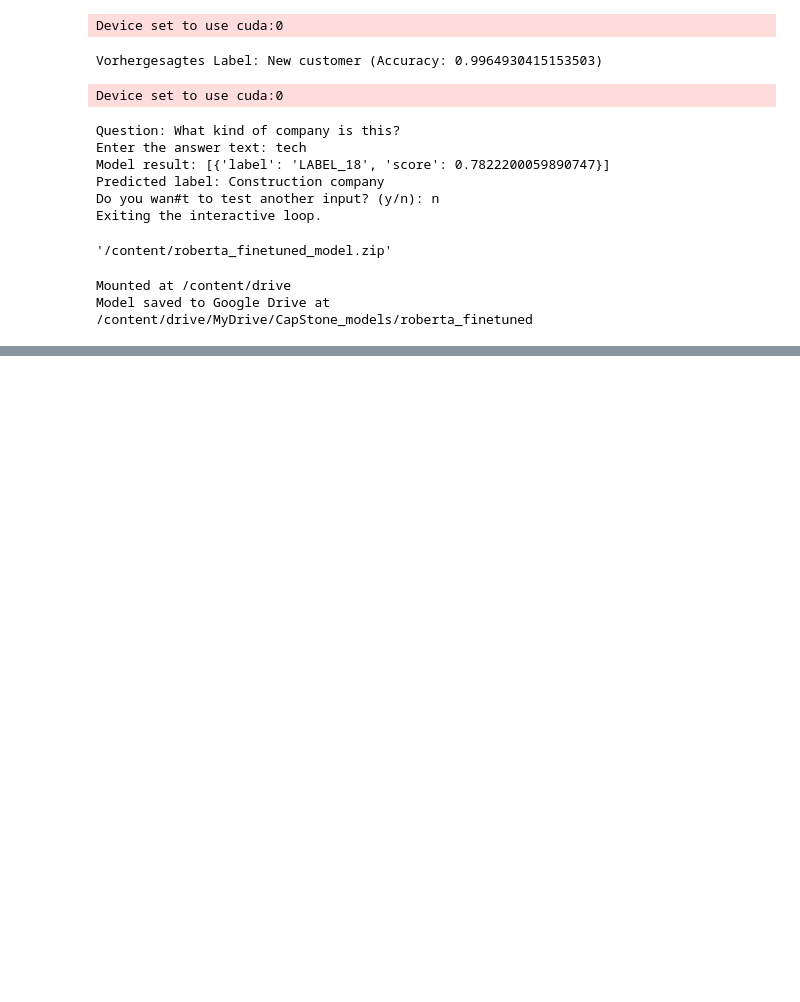
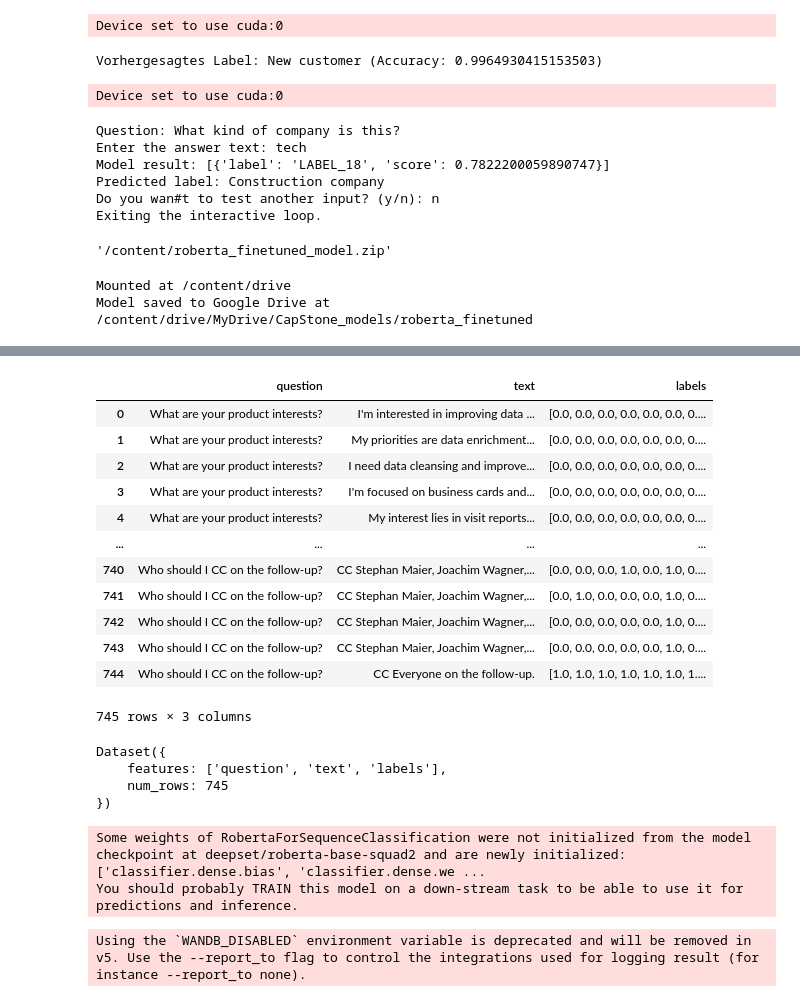
Before and after one commit to Michel-p16/PDS-Project, a Jupyter notebook: capstone.ipynb, the cells around one changed output, grey strips where cells are left out. Drawn from its saved outputs; the diff is of its cells as text; code cells hidden in the pictures; blank space fills up the shorter version.

```diff
--- a/capstone.ipynb
+++ b/capstone.ipynb
@@ -331,0 +401,21 @@ Model saved to Google Drive at /content/drive/MyDrive/CapStone_models/roberta_fi
+# %%
+for index, row in df_multi_select.iterrows():
+    labels = row["labels"]
+    labels = np.array(labels).astype(np.float32).tolist()
+    df_multi_select.at[index, "labels"] = labels
+
+df_multi_select
+# %% [output]
+|  | question | text | labels |
+| 0 | What are your product interests? | I'm interested in improving data ... | [0.0, 0.0, 0.0, 0.0, 0.0, 0.0, 0.... |
+| 1 | What are your product interests? | My priorities are data enrichment... | [0.0, 0.0, 0.0, 0.0, 0.0, 0.0, 0.... |
+| 2 | What are your product interests? | I need data cleansing and improve... | [0.0, 0.0, 0.0, 0.0, 0.0, 0.0, 0.... |
+| 3 | What are your product interests? | I'm focused on business cards and... | [0.0, 0.0, 0.0, 0.0, 0.0, 0.0, 0.... |
+| 4 | What are your product interests? | My interest lies in visit reports... | [0.0, 0.0, 0.0, 0.0, 0.0, 0.0, 0.... |
+| ... | ... | ... | ... |
+| 740 | Who should I CC on the follow-up? | CC Stephan Maier, Joachim Wagner,... | [0.0, 0.0, 0.0, 1.0, 0.0, 1.0, 0.... |
+| 741 | Who should I CC on the follow-up? | CC Stephan Maier, Joachim Wagner,... | [0.0, 1.0, 0.0, 0.0, 0.0, 1.0, 0.... |
+| 742 | Who should I CC on the follow-up? | CC Stephan Maier, Joachim Wagner,... | [0.0, 0.0, 0.0, 0.0, 0.0, 1.0, 0.... |
+| 743 | Who should I CC on the follow-up? | CC Stephan Maier, Joachim Wagner,... | [0.0, 0.0, 0.0, 0.0, 0.0, 1.0, 0.... |
+| 744 | Who should I CC on the follow-up? | CC Everyone on the follow-up. | [1.0, 1.0, 1.0, 1.0, 1.0, 1.0, 1.... |
+745 rows × 3 columns
@@ -331,0 +424,7 @@ Model saved to Google Drive at /content/drive/MyDrive/CapStone_models/roberta_fi
+# %%
+dataset_multiselect
+# %% [output]
+Dataset({
+    features: ['question', 'text', 'labels'],
+    num_rows: 745
+})
@@ -331,0 +453,21 @@ Model saved to Google Drive at /content/drive/MyDrive/CapStone_models/roberta_fi
+# %%
+num_labels = len(mlb.classes_)  # Number of unique labels
+model = RobertaForSequenceClassification.from_pretrained(model_name, num_labels=num_labels, problem_type="multi_label_classification")
+# %% [output]
+Some weights of RobertaForSequenceClassification were not initialized from the model checkpoint at deepset/roberta-base-squad2 and are newly initialized: ['classifier.dense.bias', 'classifier.dense.we ...
+You should probably TRAIN this model on a down-stream task to be able to use it for predictions and inference.
+# %%
+# Step 4: Define the training arguments
+training_args = TrainingArguments(
+    output_dir='./results',
+    num_train_epochs=3,
+    per_device_train_batch_size=16,
+    per_device_eval_batch_size=64,
+    warmup_steps=500,
+    weight_decay=0.01,
+    logging_dir='./logs',
+    logging_steps=10,
+    evaluation_strategy='epoch',  # Evaluate at the end of each epoch
+)
+# %% [output]
+Using the `WANDB_DISABLED` environment variable is deprecated and will be removed in v5. Use the --report_to flag to control the integrations used for logging result (for instance --report_to none).
```
Also changed, not shown: parts of 19 cells of this notebook.
